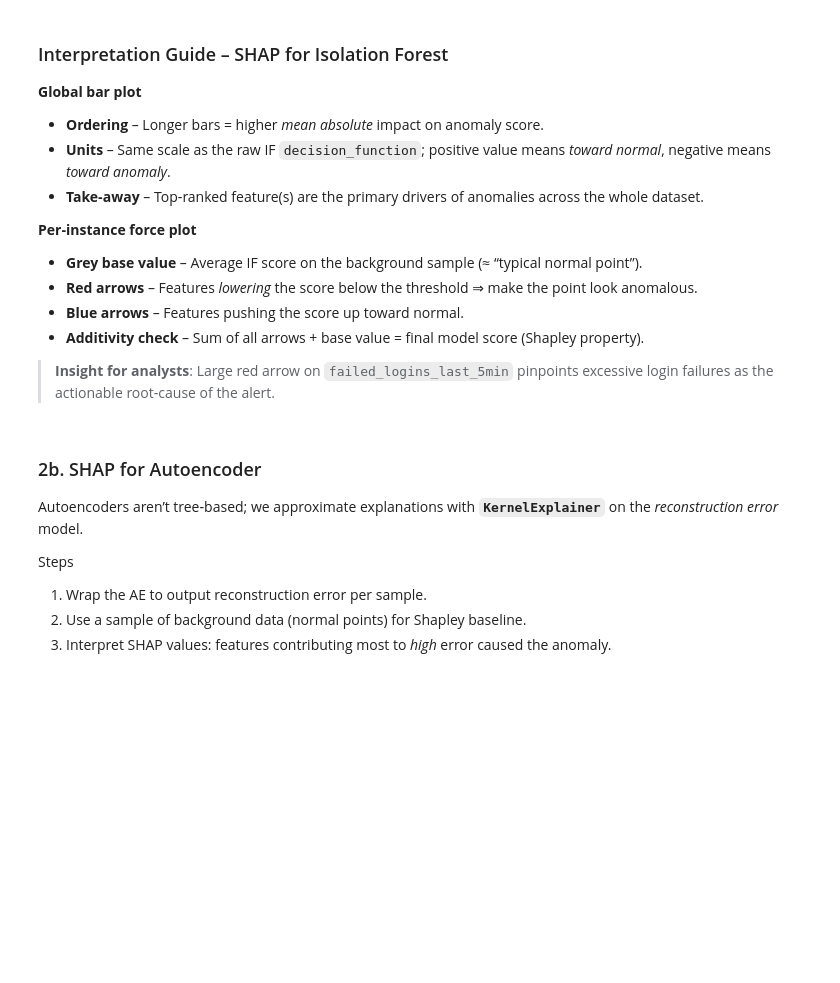
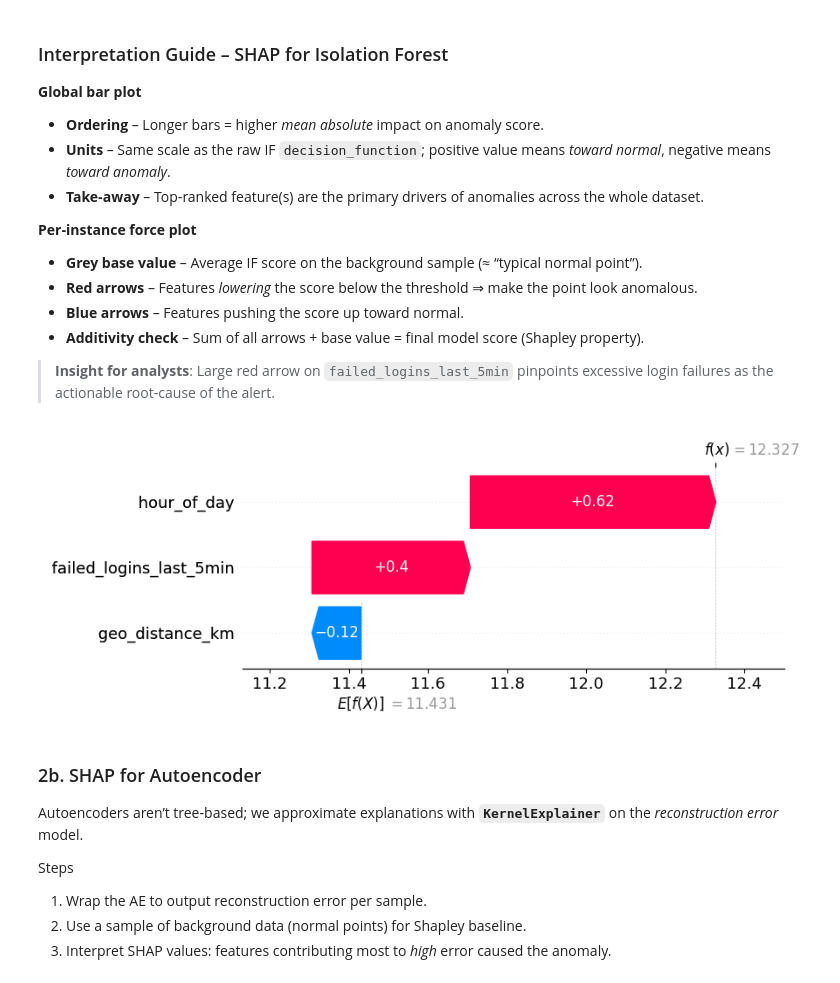
Before and after one commit to carmelgafa/ari5102, a Jupyter notebook: Anomaly-Detection-Workshop/notebooks/03_explainability.ipynb, the cells around one changed output. Saved outputs shown, nothing was run; the diff lists cells and outputs as text; code cells hidden in the pictures; blank space fills up the shorter version.

```diff
--- a/Anomaly-Detection-Workshop/notebooks/03_explainability.ipynb
+++ b/Anomaly-Detection-Workshop/notebooks/03_explainability.ipynb
@@ -105,6 +112,25 @@ shap.force_plot(explainer_if.expected_value, shap_values_if[idx], df.iloc[idx],
 * **Additivity check** – Sum of all arrows + base value = final model score (Shapley property).
 
 > **Insight for analysts**: Large red arrow on `failed_logins_last_5min` pinpoints excessive login failures as the actionable root‑cause of the alert.
+# %%
+
+# Select the 3rd item
+idx = 15
+x_instance = df.iloc[idx]
+shap_val_instance = shap_values_if[idx]
+
+# Ensure expected value is scalar
+base_val = explainer_if.expected_value[0] if isinstance(explainer_if.expected_value, (list, np.ndarray)) else explainer_if.expected_value
+
+# Plot using SHAP legacy waterfall
+shap.plots._waterfall.waterfall_legacy(
+    base_val,
+    shap_val_instance,
+    feature_names=x_instance.index,
+    features=x_instance.values
+)
+# %% [output]
+[figure, added]
 # %% [markdown]
 ### 2b. SHAP for Autoencoder
 
```
Also changed, not shown: parts of 4 cells of this notebook, 17 other files.
